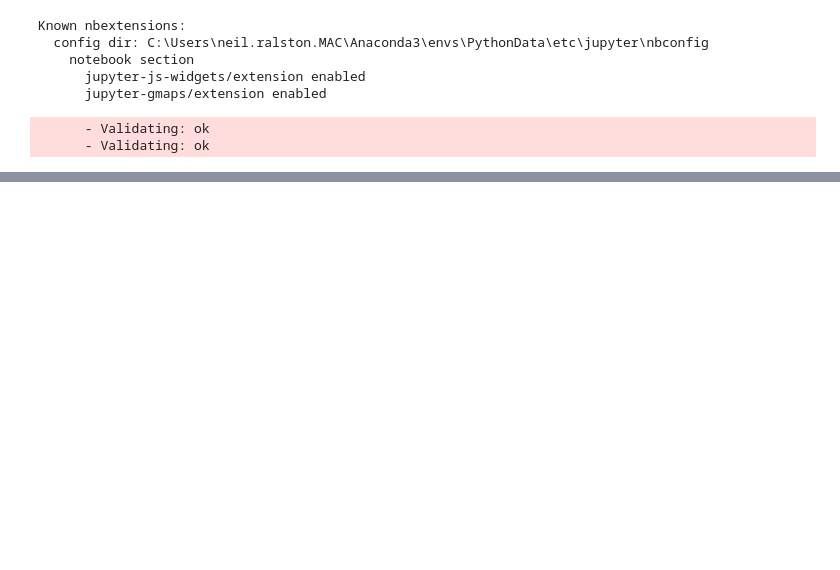
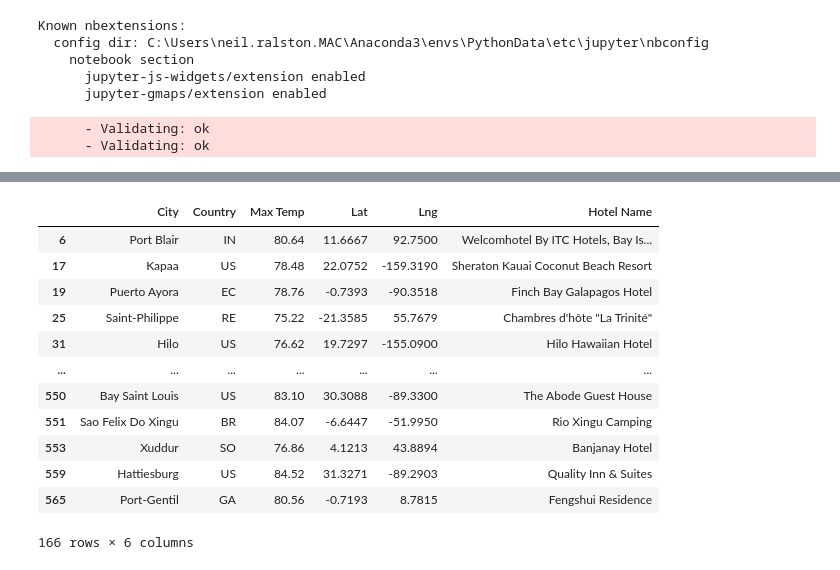
Before and after one commit to neilralston/World_Weather_Analysis, a Jupyter notebook: VacationPy.ipynb, the cells around one changed output, grey strips where cells are left out. Saved outputs shown, nothing was run; the diff lists cells and outputs as text; code cells hidden in the pictures; blank space fills up the shorter version.

Commit message:
upload through 6.5.4

```diff
--- a/VacationPy.ipynb
+++ b/VacationPy.ipynb
@@ -130,0 +225,5 @@ Known nbextensions:
+# %%
+# Create DataFrame called hotel_df to store hotel names along with city, country, max temp, and coordinates.
+hotel_df = preferred_cities_df[["City", "Country", "Max Temp", "Lat", "Lng"]].copy()
+hotel_df["Hotel Name"] = ""
+hotel_df.head(10)
@@ -130,0 +242,26 @@ Known nbextensions:
+# %%
+# Set parameters to search for a hotel.
+params = {
+    "radius": 5000,
+    "type": "lodging",
+    "key": g_key
+}
+# %%
+# Iterate through the DataFrame.
+for index, row in hotel_df.iterrows():
+    # Get the latitude and longitude.
+    lat = row["Lat"]
+    lng = row["Lng"]
+
+    # Add the latitude and longitude to location key for the params dictionary.
+    params["location"] = f"{lat},{lng}"
+
+    # Use the search term: "lodging" and our latitude and longitude.
+    base_url = "https://maps.googleapis.com/maps/api/place/nearbysearch/json"
+    # Make request and get the JSON data from the search.
+    hotels = requests.get(base_url, params=params).json()
+    # Grab the first hotel from the results and store the name.
+    try:
+        hotel_df.loc[index, "Hotel Name"] = hotels["results"][0]["name"]
+    except (IndexError):
+        print("Hotel not found... skipping.")
@@ -130,0 +283,16 @@ Known nbextensions:
+# %%
+hotel_df
+# %% [output]
+|  | City | Country | Max Temp | Lat | Lng | Hotel Name |
+| 6 | Port Blair | IN | 80.64 | 11.6667 | 92.7500 | Welcomhotel By ITC Hotels, Bay Is... |
+| 17 | Kapaa | US | 78.48 | 22.0752 | -159.3190 | Sheraton Kauai Coconut Beach Resort |
+| 19 | Puerto Ayora | EC | 78.76 | -0.7393 | -90.3518 | Finch Bay Galapagos Hotel |
+| 25 | Saint-Philippe | RE | 75.22 | -21.3585 | 55.7679 | Chambres d'hôte "La Trinité" |
+| 31 | Hilo | US | 76.62 | 19.7297 | -155.0900 | Hilo Hawaiian Hotel |
+| ... | ... | ... | ... | ... | ... | ... |
+| 550 | Bay Saint Louis | US | 83.10 | 30.3088 | -89.3300 | The Abode Guest House |
+| 551 | Sao Felix Do Xingu | BR | 84.07 | -6.6447 | -51.9950 | Rio Xingu Camping |
+| 553 | Xuddur | SO | 76.86 | 4.1213 | 43.8894 | Banjanay Hotel |
+| 559 | Hattiesburg | US | 84.52 | 31.3271 | -89.2903 | Quality Inn & Suites |
+| 565 | Port-Gentil | GA | 80.56 | -0.7193 | 8.7815 | Fengshui Residence |
+166 rows × 6 columns
```
Also changed, not shown: parts of 14 cells of this notebook, 1 other file.
